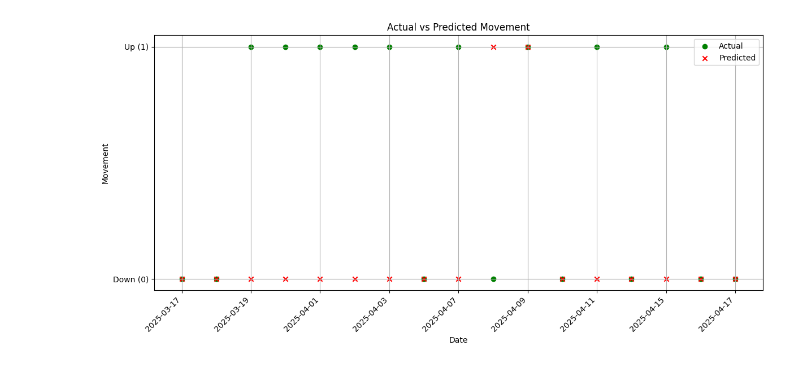
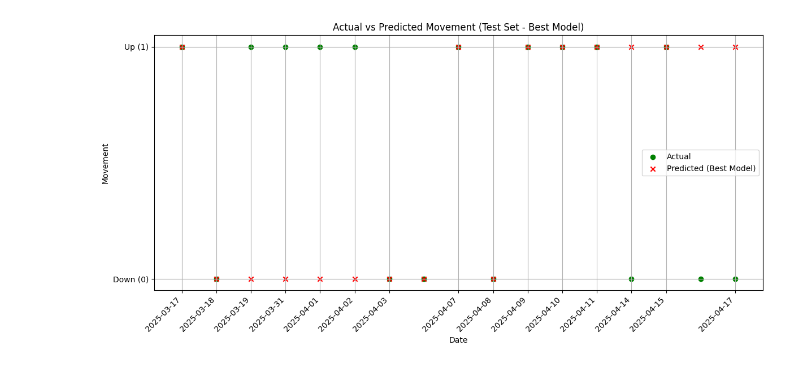
Before and after one commit to jonathanermias/RedditStocks_v2.0, a Jupyter notebook: app/LSTM - Jonathan.ipynb, the cells around one changed output. Cells and saved outputs as stored; diff of their text form; code cells hidden in the pictures.

```diff
--- a/app/LSTM - Jonathan.ipynb
+++ b/app/LSTM - Jonathan.ipynb
@@ -146,0 +213,14 @@ history = {'train_loss': [], 'val_loss': [], 'train_acc': [], 'val_acc': []}
+# %%
+input_dim = X_train.shape[2]
+
+param_grid = {
+    'hidden_dim': [16, 32, 64],
+    'num_layers': [1, 2],
+    'dropout_rate': [0.3, 0.5],
+    'lr': [0.001, 0.005, 0.01],
+    'weight_decay': [1e-4, 1e-3]
+}
+
+all_params = list(itertools.product(*param_grid.values()))
+print(f"\n--- Starting Grid Search ---")
+print(f"Total parameter combinations to test: {len(all_params)}")
@@ -258,19 +433,26 @@ plt.show()
 # %%
-first_test_label_idx_in_df = seq_length + train_seq_count + val_seq_count
-test_dates = df['date_only_stock'].iloc[first_test_label_idx_in_df:].reset_index(drop=True)
+if best_params and best_model_state and has_date_col:
+    first_test_label_idx_in_df = seq_length + train_seq_count + val_seq_count
+    test_dates = df['date_only_stock'].iloc[first_test_label_idx_in_df:].reset_index(drop=True)
 
-x = np.arange(len(test_pred_labels))
-plt.figure(figsize=(12,6))
-plt.scatter(x, y_test, marker='o', color='green', label='Actual')
-plt.scatter(x, test_pred_labels, marker='x', color='red', label='Predicted')
-plt.xticks(x[::max(1, math.ceil(len(test_dates) / 15))], test_dates[::max(1, math.ceil(len(test_dates) / 15))], rotation=45, ha='right')
-plt.yticks([0, 1], ['Down (0)', 'Up (1)'])
-plt.xlabel('Date')
-plt.ylabel('Movement')
-plt.title('Actual vs Predicted Movement')
-plt.legend()
-plt.grid(True)
-plt.tight_layout()
-plt.show()
+    if len(test_dates) == len(y_test):
+        x = np.arange(len(y_test))
+        plt.figure(figsize=(12,6))
+        plt.scatter(x, y_test, marker='o', color='green', label='Actual')
+        plt.scatter(x, test_pred_labels, marker='x', color='red', label='Predicted (Best Model)')
+        date_indices_to_show = np.linspace(0, len(test_dates) - 1, min(len(test_dates), 15), dtype=int)
+        plt.xticks(date_indices_to_show, test_dates.iloc[date_indices_to_show], rotation=45, ha='right')
+        plt.yticks([0, 1], ['Down (0)', 'Up (1)'])
+        plt.xlabel('Date')
+        plt.ylabel('Movement')
+        plt.title('Actual vs Predicted Movement (Test Set - Best Model)')
+        plt.legend()
+        plt.grid(True)
+        plt.tight_layout()
+        plt.show()
+    else:
+        print("Warning: Length mismatch between test dates and test labels. Skipping date plot.")
+else:
+    print("Skipping date plot as 'date_only_stock' column not found or no best model available.")
 # %% [output]
-[figure, old version]
+[figure, new version]
```
Also changed, not shown: parts of 19 cells of this notebook, 10 other files.
